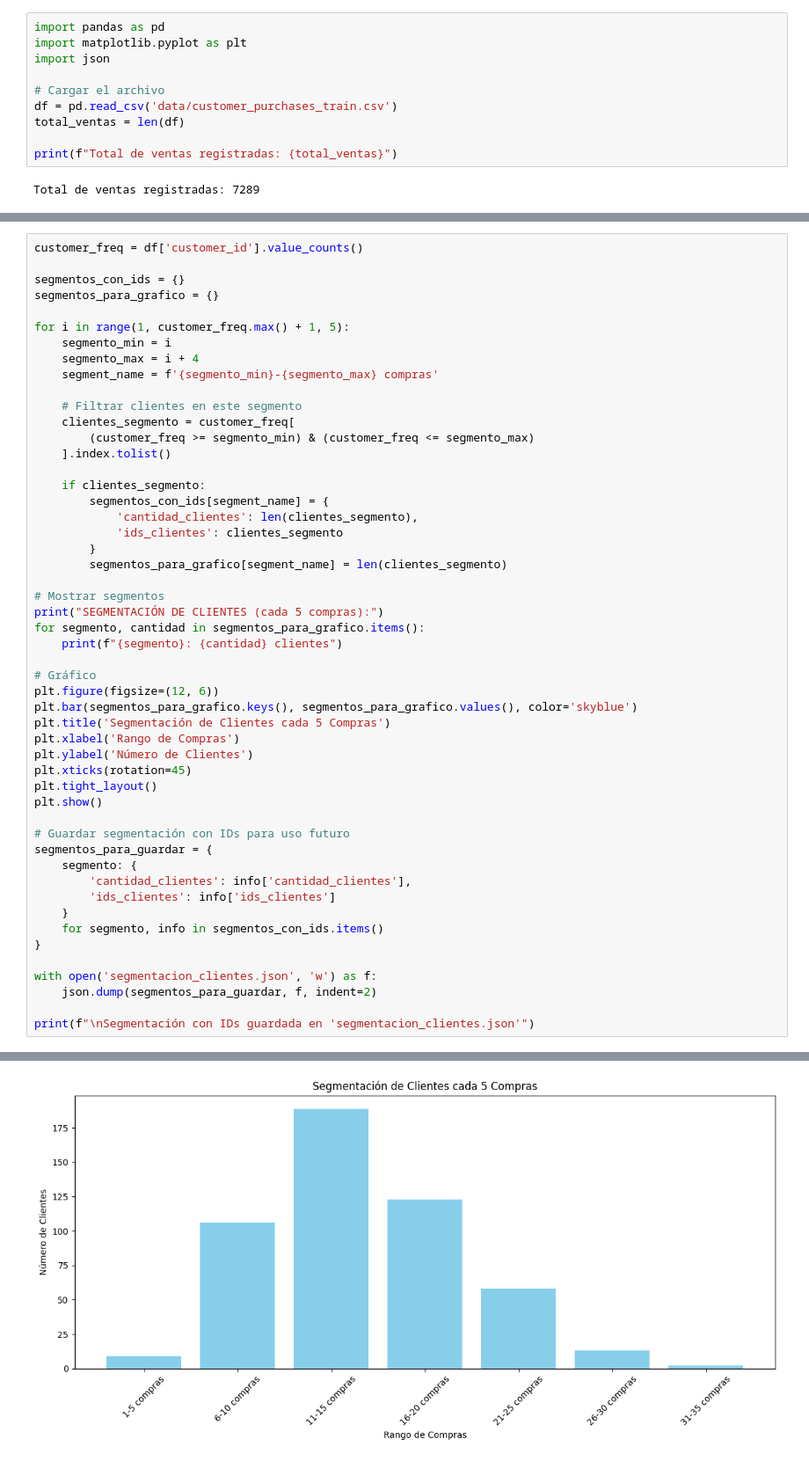
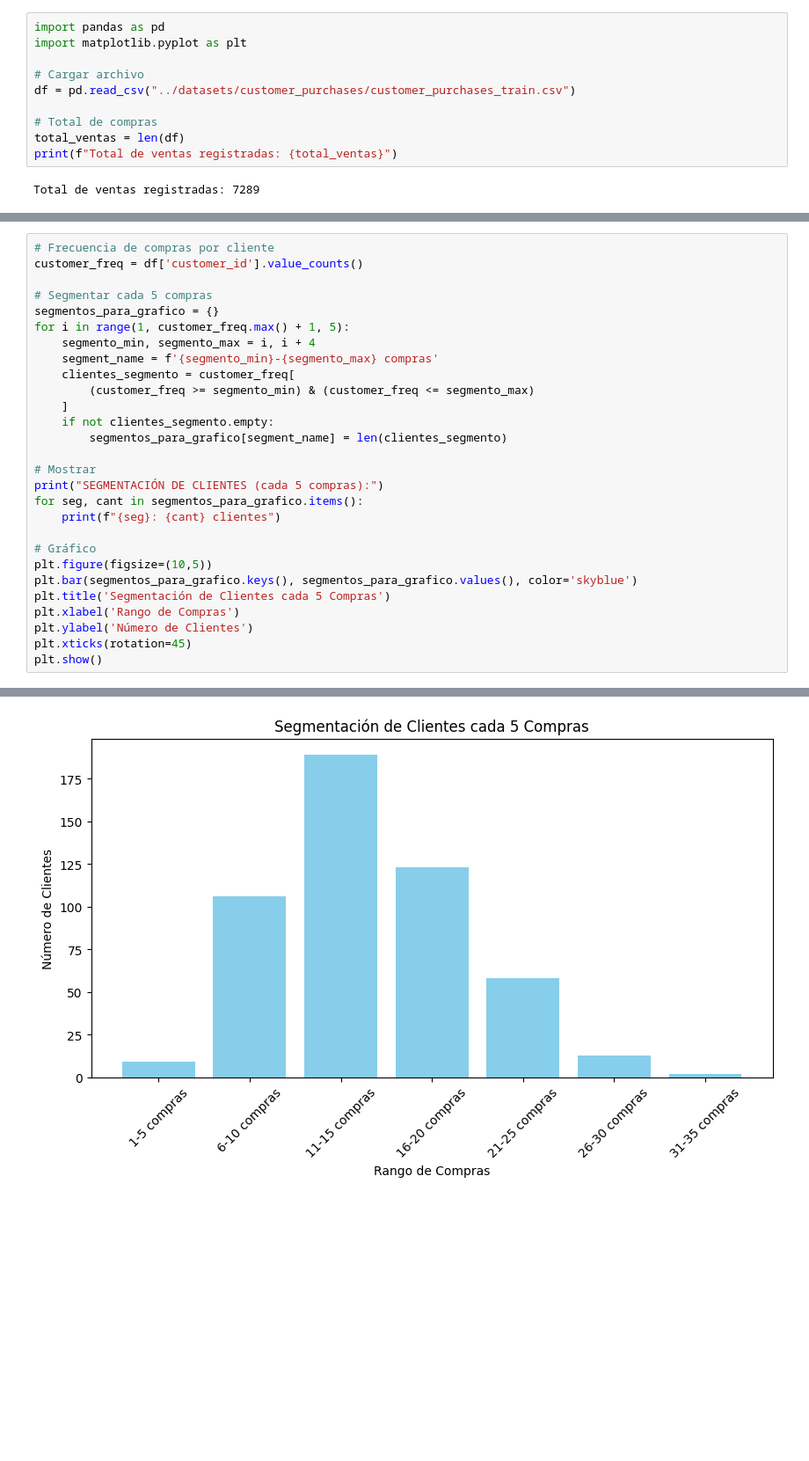
Before and after one commit to marflowersmar/ML25_MD_2025, a Jupyter notebook: src/ml25/P01_avance/Analisis_exploratorio.ipynb, the cells around one changed output, grey strips where cells are left out. Shown at 88% size. Saved outputs shown, nothing was run; the diff lists cells and outputs as text; blank space fills up the shorter version.

```diff
--- a/src/ml25/P01_avance/Analisis_exploratorio.ipynb
+++ b/src/ml25/P01_avance/Analisis_exploratorio.ipynb
@@ -10,12 +12,12 @@ Descripción de por qué es necesario
 # %%
 import pandas as pd
 import matplotlib.pyplot as plt
-import json
 
-# Cargar el archivo
-df = pd.read_csv('data/customer_purchases_train.csv')
+# Cargar archivo
+df = pd.read_csv("../datasets/customer_purchases/customer_purchases_train.csv")
+
+# Total de compras
 total_ventas = len(df)
-
 print(f"Total de ventas registradas: {total_ventas}")
 # %% [output]
 Total de ventas registradas: 7289
@@ -33,61 +37,38 @@ Cantidad de clientes únicos: 500
 # %%
+# Frecuencia de compras por cliente
 customer_freq = df['customer_id'].value_counts()
 
-segmentos_con_ids = {}
+# Segmentar cada 5 compras
 segmentos_para_grafico = {}
-
 for i in range(1, customer_freq.max() + 1, 5):
-    segmento_min = i
-    segmento_max = i + 4
+    segmento_min, segmento_max = i, i + 4
     segment_name = f'{segmento_min}-{segmento_max} compras'
-
-    # Filtrar clientes en este segmento
     clientes_segmento = customer_freq[
         (customer_freq >= segmento_min) & (customer_freq <= segmento_max)
-    ].index.tolist()
-
-    if clientes_segmento:
-        segmentos_con_ids[segment_name] = {
-            'cantidad_clientes': len(clientes_segmento),
-            'ids_clientes': clientes_segmento
-        }
+    ]
+    if not clientes_segmento.empty:
         segmentos_para_grafico[segment_name] = len(clientes_segmento)
 
-# Mostrar segmentos
+# Mostrar
 print("SEGMENTACIÓN DE CLIENTES (cada 5 compras):")
-for segmento, cantidad in segmentos_para_grafico.items():
-    print(f"{segmento}: {cantidad} clientes")
+for seg, cant in segmentos_para_grafico.items():
+    print(f"{seg}: {cant} clientes")
 
 # Gráfico
-plt.figure(figsize=(12, 6))
+plt.figure(figsize=(10,5))
 plt.bar(segmentos_para_grafico.keys(), segmentos_para_grafico.values(), color='skyblue')
 plt.title('Segmentación de Clientes cada 5 Compras')
 plt.xlabel('Rango de Compras')
 plt.ylabel('Número de Clientes')
 plt.xticks(rotation=45)
-plt.tight_layout()
 plt.show()
-
-# Guardar segmentación con IDs para uso futuro
-segmentos_para_guardar = {
-    segmento: {
-        'cantidad_clientes': info['cantidad_clientes'],
-        'ids_clientes': info['ids_clientes']
-    }
-    for segmento, info in segmentos_con_ids.items()
-}
-
-with open('segmentacion_clientes.json', 'w') as f:
-    json.dump(segmentos_para_guardar, f, indent=2)
-
-print(f"\nSegmentación con IDs guardada en 'segmentacion_clientes.json'")
 # %% [output]
 SEGMENTACIÓN DE CLIENTES (cada 5 compras):
 1-5 compras: 9 clientes
 6-10 compras: 106 clientes
 11-15 compras: 189 clientes
 16-20 compras: 123 clientes
 21-25 compras: 58 clientes
 26-30 compras: 13 clientes
 31-35 compras: 2 clientes
-[figure, old version]
+[figure, new version]
```
Also changed, not shown: parts of 14 cells of this notebook.
